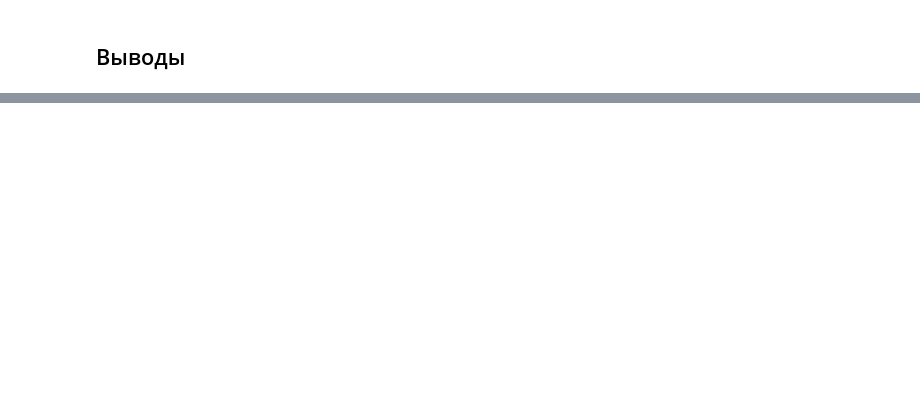
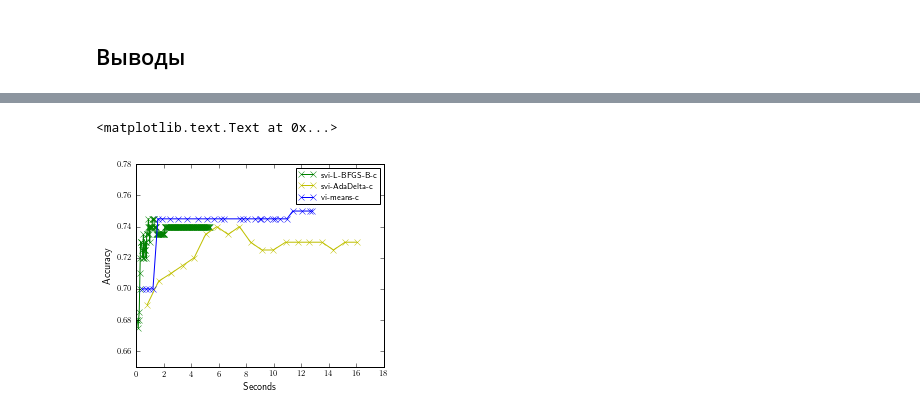
Before and after one commit to afcarl/CourseProject, a Jupyter notebook: Code/Experiments/vi_svi_classification/german.ipynb, the cells around one changed output, grey strips where cells are left out. Saved outputs shown, nothing was run; the diff lists cells and outputs as text; code cells hidden in the pictures; blank space fills up the shorter version.

```diff
--- a/Code/Experiments/vi_svi_classification/german.ipynb
+++ b/Code/Experiments/vi_svi_classification/german.ipynb
@@ -204,3 +185,14 @@ plt.ylabel('Accuracy')
+# %%
+plt.plot(svi_x_lst[1:], svi_y_lst[1:], '-gx', label='svi-L-BFGS-B-c')
+plt.plot(svi_ad_x_lst[1:20], svi_ad_y_lst[1:20], '-yx', label='svi-AdaDelta-c')
+plt.plot(vi_x_lst[1:30], vi_y_lst[1:30], '-bx', label='vi-means-c')
+plt.ylim([0.65, 0.78])
+plt.legend()
+plt.xlabel('Seconds')
+plt.ylabel('Accuracy')
+# %% [output]
+<matplotlib.text.Text at 0x...>
+[figure, added]
 # %%
 np.save('../plots/vi_vs_svi_class/'+ data_name +'svi_x.npy', svi_x_lst)
 np.save('../plots/vi_vs_svi_class/'+ data_name +'svi_y.npy', svi_y_lst)
```
Also changed, not shown: parts of 13 cells of this notebook, 7 other files.
